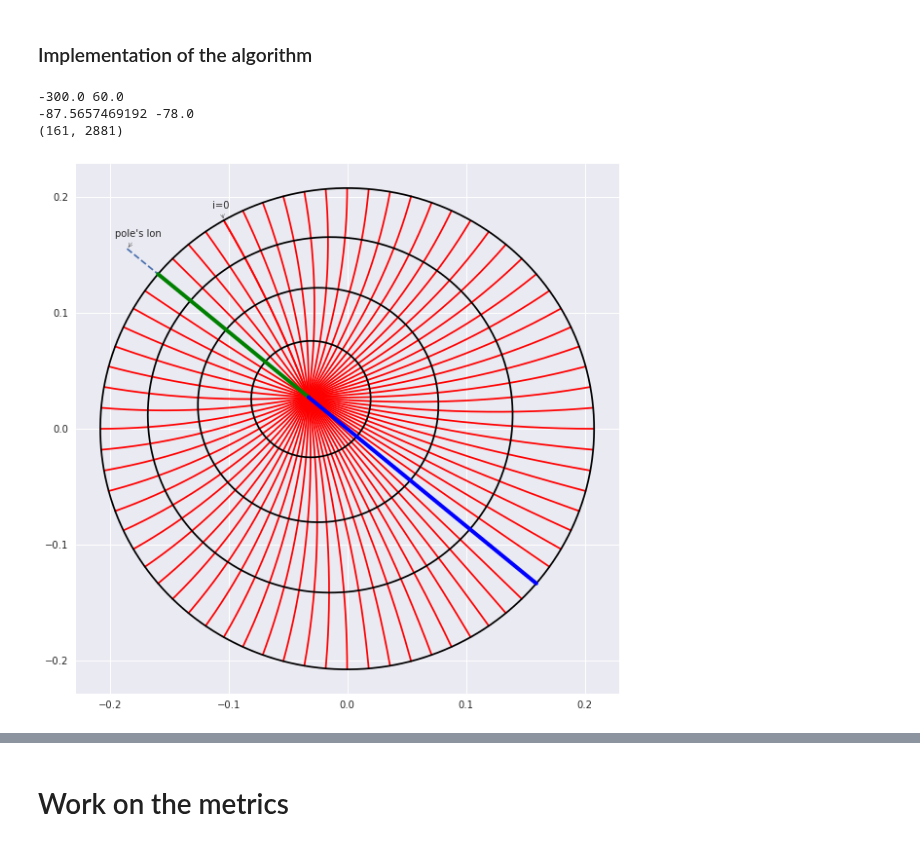
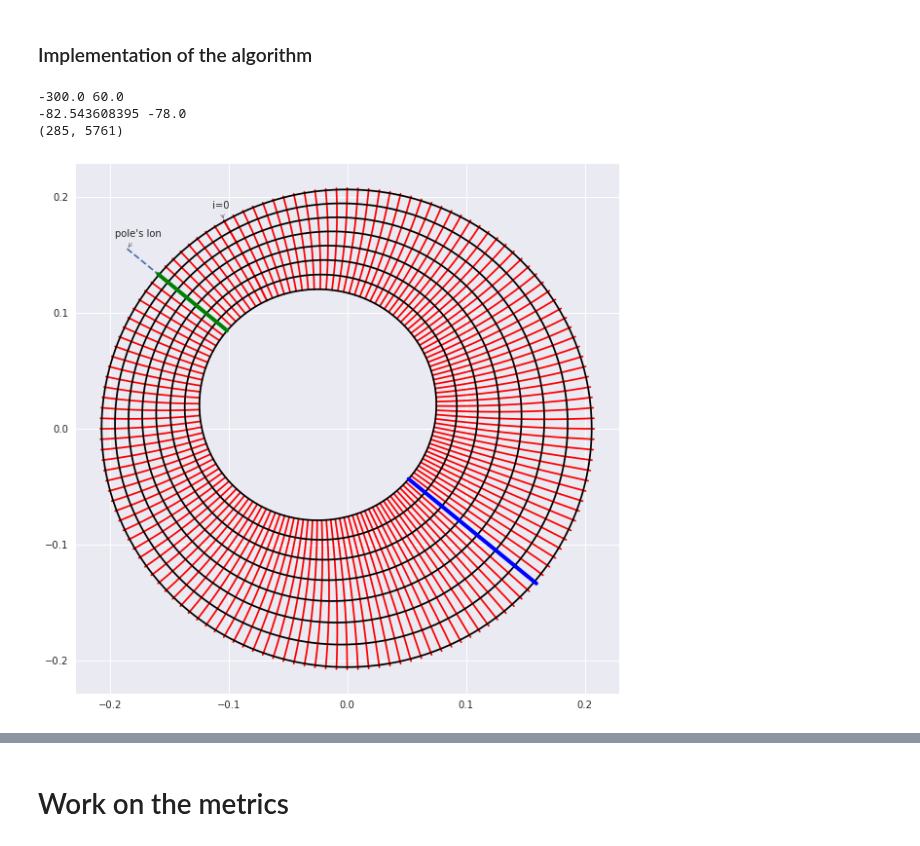
Before and after one commit to nikizadehgfdl/grid_generation, a Jupyter notebook: jupynotebooks/southern_displaced_pole_cap_grid-new.ipynb, the cells around one changed output, grey strips where cells are left out. Drawn from its saved outputs; the diff is of its cells as text; code cells hidden in the pictures.

```diff
--- a/jupynotebooks/southern_displaced_pole_cap_grid-new.ipynb
+++ b/jupynotebooks/southern_displaced_pole_cap_grid-new.ipynb
@@ -204,54 +204,79 @@ def displacedPoleCap_projection(lon_grid,lat_grid,z_0,r_joint):
     phicDP = -90+np.arctan(rw*r_joint)/PI_180
     return lamcDP,phicDP
 
 def displacedPoleCap_pregrid(i,j,ni,nj,lon0,lat0):
     u = lon0  + i * 360./float(ni)
     #Bob's 7/8 split
     a=-90.
     b=lat0
-    #v  = a         + j         * 0.5*(b-a)/float(nj//8-1)
-    #v2 = 0.5*(b+a) + (j-nj//8) * 0.5*(b-a)/float(7*nj//8)
-    #v = np.where(j<nj//8,v,v2)
+    v  = a         + j         * 0.5*(b-a)/float(nj//8-1)
+    v2 = 0.5*(b+a) + (j-nj//8) * 0.5*(b-a)/float(7*nj//8)
+    v = np.where(j<nj//8,v,v2)
     ##The above transformation will introduce a discontinuity in dy (and hence da) at the location of the knee
     #Use a smooth grid to test the metrics
-    v = a + j * (b-a)/float(nj)
+    #v = a + j * (b-a)/float(nj)
+    du=np.roll(u,shift=-1,axis=0)-u
+    dv=np.roll(v,shift=-1,axis=0)-v
+    return u,v,du,dv
+
+def displacedPoleCap_baseGrid(i,j,ni,nj,lon0,lat0):
+    u = lon0  + i * 360./float(ni)
+    a=-90.
+    b=lat0
+    v=a + j * (b-a)/float(nj)
     du=np.roll(u,shift=-1,axis=0)-u
     dv=np.roll(v,shift=-1,axis=0)-v
     return u,v,du,dv
 
 def displacedPoleCap_mesh(i,j,ni,nj,lon0,lat0,lam_pole,r_pole,excluded_fraction=None):
-
-    long,latg,du,dv = displacedPoleCap_pregrid(i,j,ni,nj,lon0,lat0)
+    long,latg,du,dv = displacedPoleCap_baseGrid(i,j,ni,nj,lon0,lat0)
+    #plt.plot(latg[:])
+    #print(latg.shape)
     lamg = np.tile(long,(latg.shape[0],1))
     phig = np.tile(latg.reshape((latg.shape[0],1)),(1,long.shape[0]))
     #Projection from center of globe to plane tangent at south pole
     r_joint = np.tan((90+lat0)*PI_180)
     z_0= r_pole * np.exp(1j*(lam_pole)*PI_180)
     lams,phis = displacedPoleCap_projection(lamg,phig,z_0,r_joint)
 
     if excluded_fraction is not None:
         ny,nx = lamg.shape
         jmin=np.ceil(excluded_fraction*ny)
         jmin=jmin+np.mod(jmin,2)
         jmint = int(jmin)
         return lams[jmint:,:], phis[jmint:,:]
     else:
         return lams,phis
+
+Nj_scap=int(refineR*40)
+excluded_fraction=0.12
+
+#ip=np.arange(Ni+1)
+#jp=np.arange(Nj_scap+1)
+#longp,latgp,du,dv = displacedPoleCap_pregrid(ip,jp,Ni,Nj_scap,lon0,lat0_SO)
+#plt.plot(latgp[:])
+#print(latgp.shape)
+
+#Refine the grid by a factor and then exclude the inner circle corresponding to that factor
+#These factors are heuristic and we adjust them to get a grid with the same number of points
+#as the existing 1/4 degree grid of OM4p25
+Nj_scap = Nj_scap *7//4
+excluded_fraction = 0.28 *7/4
+
+i_s=np.arange(Ni+1)
+j_s=np.arange(Nj_scap+1)
+x_s,y_s= displacedPoleCap_mesh(i_s,j_s,Ni,Nj_scap,lon0,lat0_SO,lam_pole=lon_dp,r_pole=r_dp,excluded_fraction=excluded_fraction)
+print(x_s[-1,0],x_s[-1,-1])
+print(y_s[0,0],y_s[-1,0])
+print(x_s.shape)
+#plot grid
+
+displacedPoleCap_plot(x_s,y_s,lon0,lon_dp,lat0_SO)
+# %% [output]
+-300.0 60.0
+-82.543608395 -78.0
+(285, 5761)
+[figure, added]
-# %%
-i_s=np.arange(Ni+1)
-j_s=np.arange(Nj_scap+1)
-x_s,y_s= displacedPoleCap_mesh(i_s,j_s,Ni,Nj_scap,lon0,lat0_SO,lam_pole=lon_dp,r_pole=r_dp)
-print(x_s[-1,0],x_s[-1,-1])
-print(y_s[0,0],y_s[-1,0])
-print(x_s.shape)
-#plot grid
-
-displacedPoleCap_plot(x_s,y_s,lon0,lon_dp,lat0_SO)
-# %% [output]
--300.0 60.0
--87.5657469192 -78.0
-(161, 2881)
-[figure, removed]
 # %%
  displacedPoleCap_plot2(x_s,y_s,lon0,lon_dp,lat0_SO,block=True)
 # %% [output]
```
Also changed, not shown: parts of 4 cells of this notebook, 2 other files.
